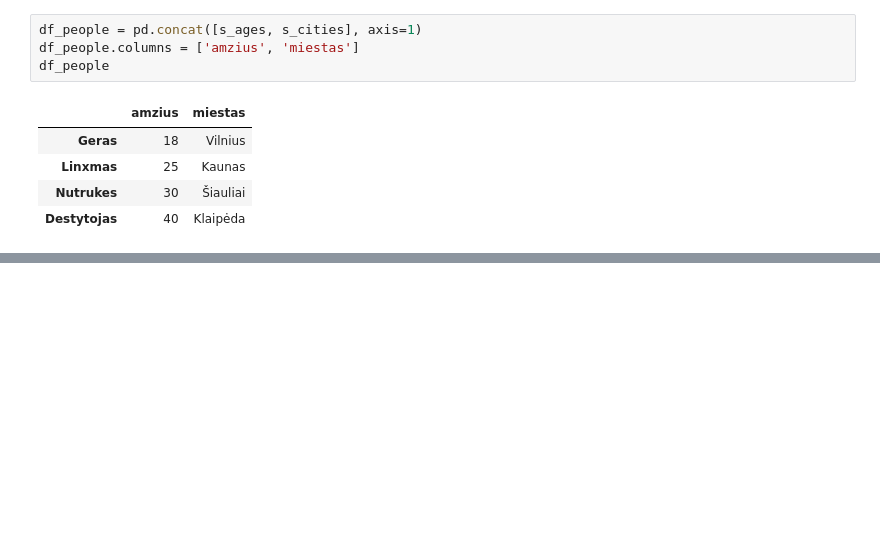
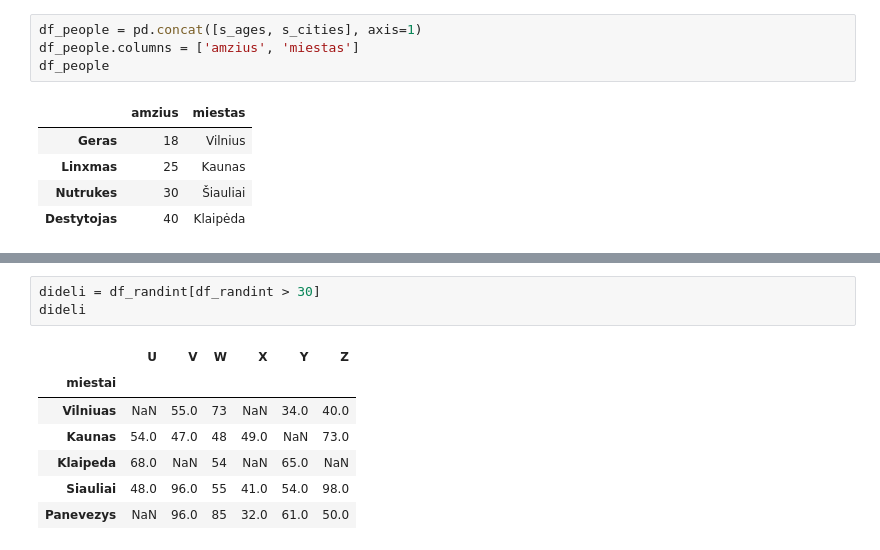
Before and after one commit to infohata/course-python-basic, a Jupyter notebook: PTU16_live/da_pandas.ipynb, the cells around one changed output, grey strips where cells are left out. Drawn from its saved outputs; the diff is of its cells as text; blank space fills up the shorter version.

```diff
--- a/PTU16_live/da_pandas.ipynb
+++ b/PTU16_live/da_pandas.ipynb
@@ -251,0 +265,11 @@ NameError: name 'pd' is not defined
+# %%
+dideli = df_randint[df_randint > 30]
+dideli
+# %% [output]
+|  | U | V | W | X | Y | Z |
+| miestai |  |  |  |  |  |  |
+| Vilniuas | NaN | 55.0 | 73 | NaN | 34.0 | 40.0 |
+| Kaunas | 54.0 | 47.0 | 48 | 49.0 | NaN | 73.0 |
+| Klaipeda | 68.0 | NaN | 54 | NaN | 65.0 | NaN |
+| Siauliai | 48.0 | 96.0 | 55 | 41.0 | 54.0 | 98.0 |
+| Panevezys | NaN | 96.0 | 85 | 32.0 | 61.0 | 50.0 |
```
Also changed, not shown: parts of 33 cells of this notebook.
